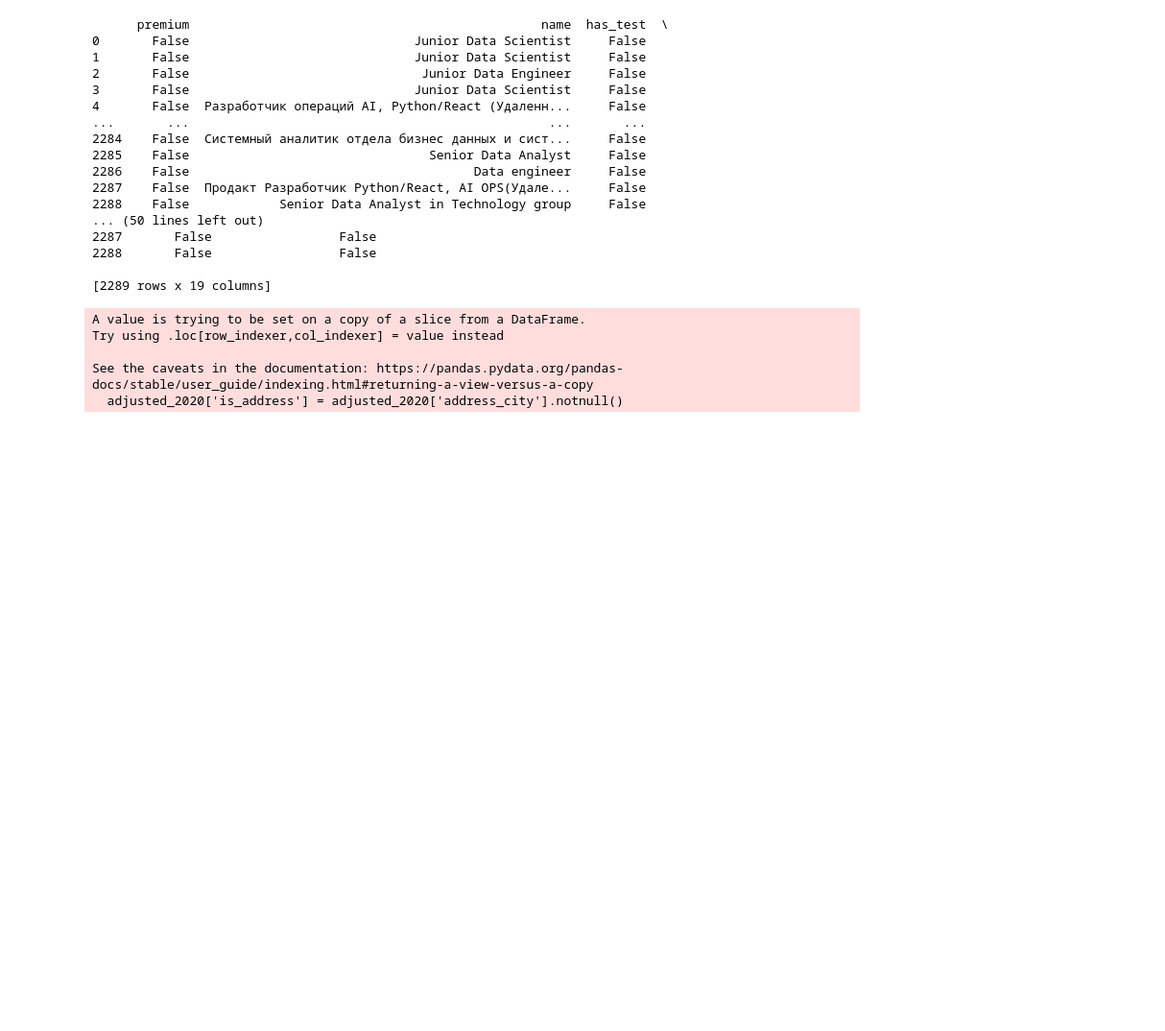
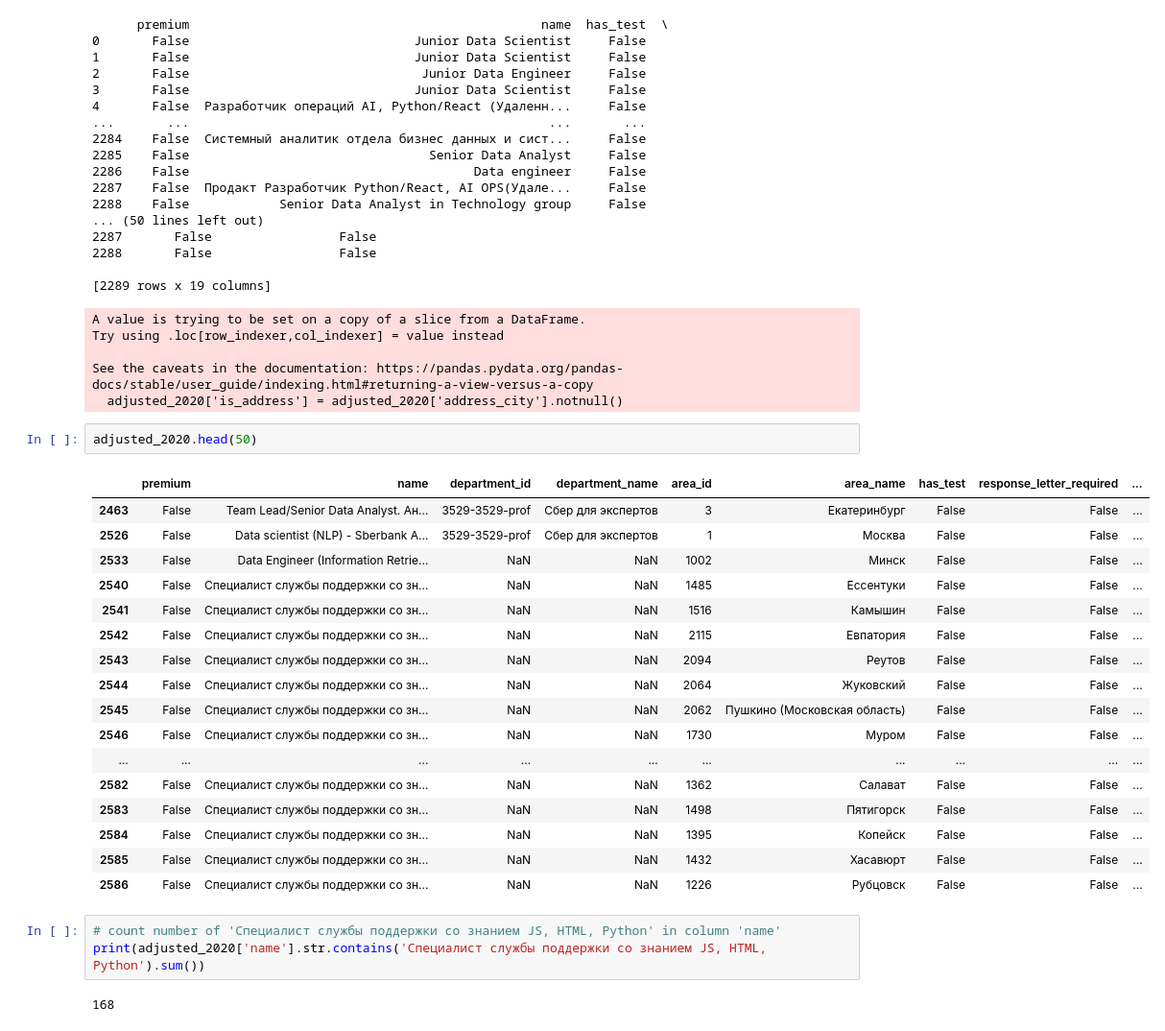
Before and after one commit to sashhhaka/HH-VacancyAnalysis, a Jupyter notebook: adjust_formats.ipynb, the cells around one changed output. Shown at 96% size. Saved outputs shown, nothing was run; the diff lists cells and outputs as text; blank space fills up the shorter version.

```diff
--- a/adjust_formats.ipynb
+++ b/adjust_formats.ipynb
@@ -203,3 +212,28 @@ Try using .loc[row_indexer,col_indexer] = value instead
 
 See the caveats in the documentation: https://pandas.pydata.org/pandas-docs/stable/user_guide/indexing.html#returning-a-view-versus-a-copy
   adjusted_2020['is_address'] = adjusted_2020['address_city'].notnull()
+# %%
+adjusted_2020.head(50)
+# %% [output]
+|  | premium | name | department_id | department_name | area_id | area_name | has_test | response_letter_required | ... |
+| 2463 | False | Team Lead/Senior Data Analyst. Ан... | 3529-3529-prof | Сбер для экспертов | 3 | Екатеринбург | False | False | ... |
+| 2526 | False | Data scientist (NLP) - Sberbank A... | 3529-3529-prof | Сбер для экспертов | 1 | Москва | False | False | ... |
+| 2533 | False | Data Engineer (Information Retrie... | NaN | NaN | 1002 | Минск | False | False | ... |
+| 2540 | False | Специалист службы поддержки со зн... | NaN | NaN | 1485 | Ессентуки | False | False | ... |
+| 2541 | False | Специалист службы поддержки со зн... | NaN | NaN | 1516 | Камышин | False | False | ... |
+| 2542 | False | Специалист службы поддержки со зн... | NaN | NaN | 2115 | Евпатория | False | False | ... |
+| 2543 | False | Специалист службы поддержки со зн... | NaN | NaN | 2094 | Реутов | False | False | ... |
+| 2544 | False | Специалист службы поддержки со зн... | NaN | NaN | 2064 | Жуковский | False | False | ... |
+| 2545 | False | Специалист службы поддержки со зн... | NaN | NaN | 2062 | Пушкино (Московская область) | False | False | ... |
+| 2546 | False | Специалист службы поддержки со зн... | NaN | NaN | 1730 | Муром | False | False | ... |
+| ... | ... | ... | ... | ... | ... | ... | ... | ... | ... |
+| 2582 | False | Специалист службы поддержки со зн... | NaN | NaN | 1362 | Салават | False | False | ... |
+| 2583 | False | Специалист службы поддержки со зн... | NaN | NaN | 1498 | Пятигорск | False | False | ... |
+| 2584 | False | Специалист службы поддержки со зн... | NaN | NaN | 1395 | Копейск | False | False | ... |
+| 2585 | False | Специалист службы поддержки со зн... | NaN | NaN | 1432 | Хасавюрт | False | False | ... |
+| 2586 | False | Специалист службы поддержки со зн... | NaN | NaN | 1226 | Рубцовск | False | False | ... |
+# %%
+# count number of 'Специалист службы поддержки со знанием JS, HTML, Python' in column 'name'
+print(adjusted_2020['name'].str.contains('Специалист службы поддержки со знанием JS, HTML, Python').sum())
+# %% [output]
+168
```
Also changed, not shown: parts of 7 cells of this notebook.
